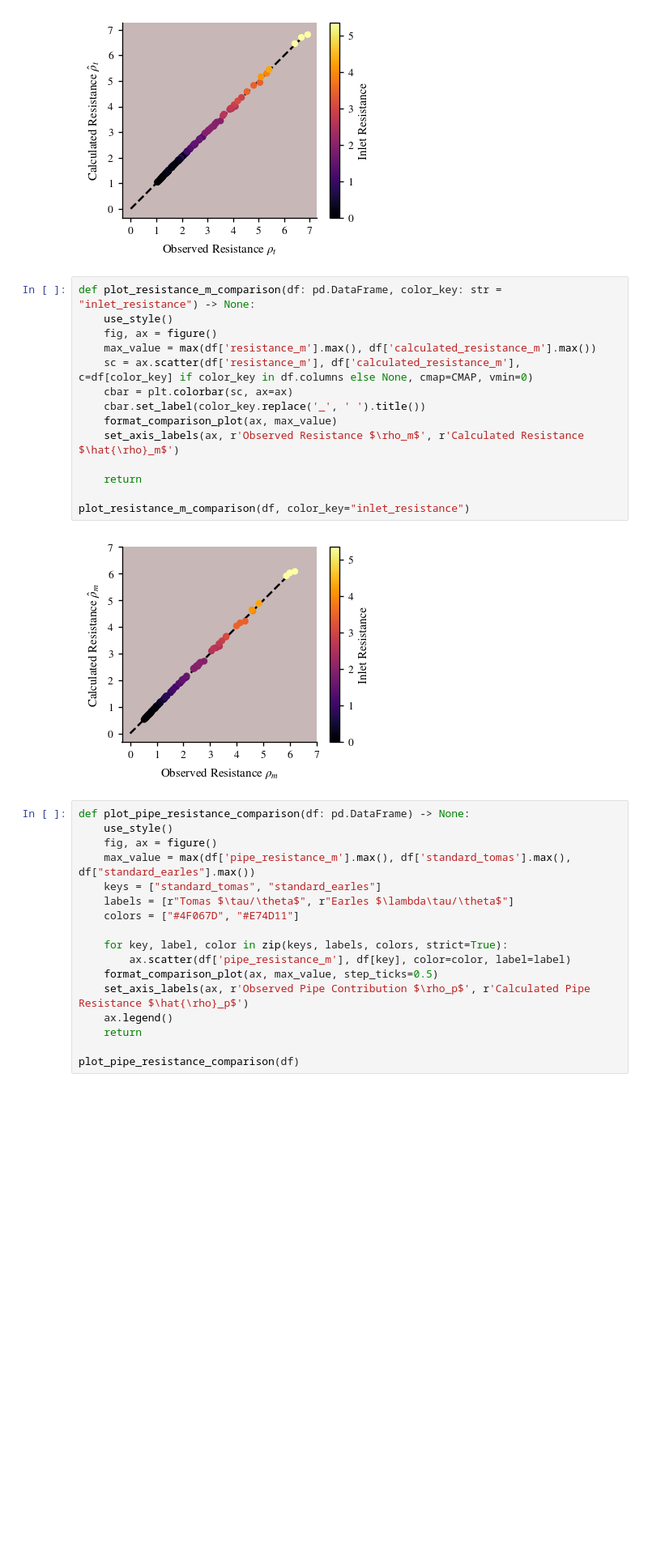
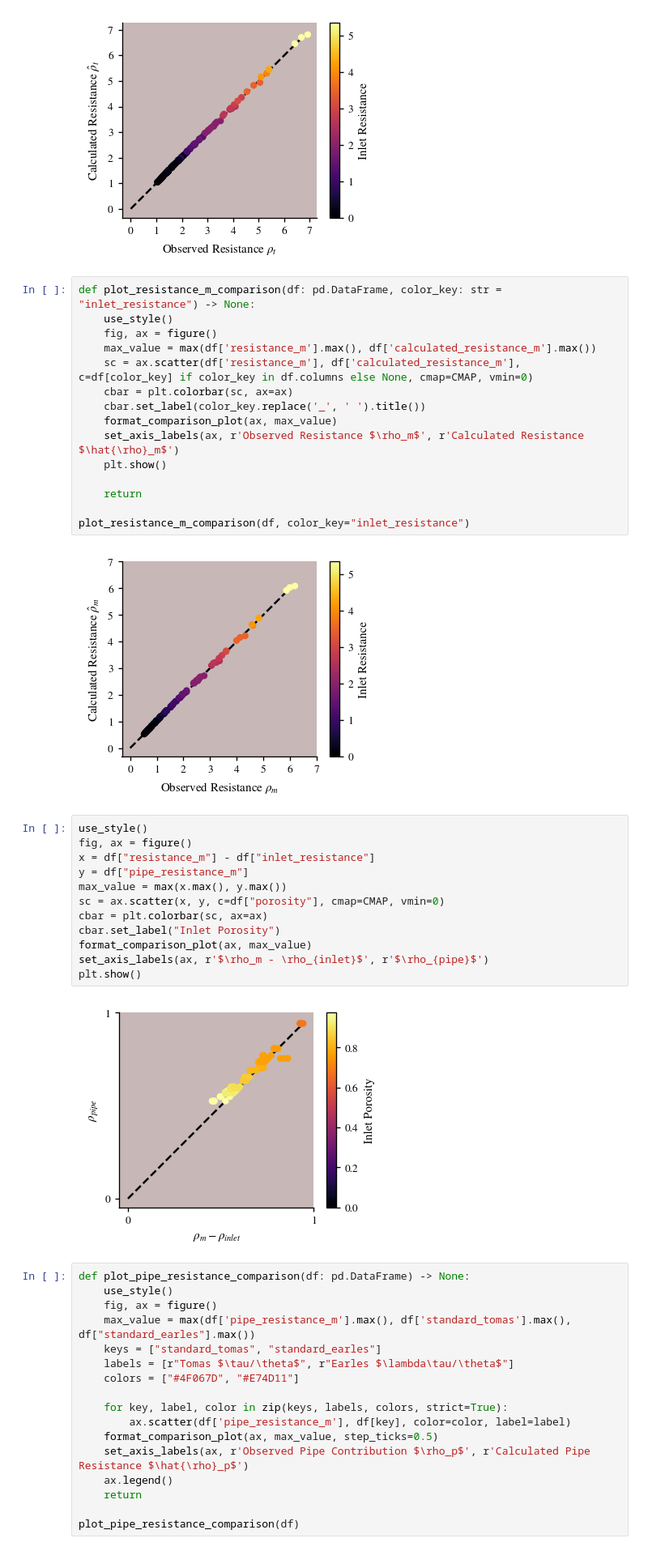
Before and after one commit to andreas-stillits/MasterThesis, a Jupyter notebook: scripts/plots/diffusion.ipynb, the cells around one changed output. Shown at 81% size. Drawn from its saved outputs; the diff is of its cells as text; blank space fills up the shorter version.

```diff
--- a/scripts/plots/diffusion.ipynb
+++ b/scripts/plots/diffusion.ipynb
@@ -50,12 +50,27 @@ def plot_resistance_m_comparison(df: pd.DataFrame, color_key: str = "inlet_resis
     cbar.set_label(color_key.replace('_', ' ').title())
     format_comparison_plot(ax, max_value)
     set_axis_labels(ax, r'Observed Resistance $\rho_m$', r'Calculated Resistance $\hat{\rho}_m$')
+    plt.show()
 
     return
 
 plot_resistance_m_comparison(df, color_key="inlet_resistance")
 # %% [output]
 [figure]
+# %%
+use_style()
+fig, ax = figure()
+x = df["resistance_m"] - df["inlet_resistance"]
+y = df["pipe_resistance_m"]
+max_value = max(x.max(), y.max())
+sc = ax.scatter(x, y, c=df["porosity"], cmap=CMAP, vmin=0)
+cbar = plt.colorbar(sc, ax=ax)
+cbar.set_label("Inlet Porosity")
+format_comparison_plot(ax, max_value)
+set_axis_labels(ax, r'$\rho_m - \rho_{inlet}$', r'$\rho_{pipe}$')
+plt.show()
+# %% [output]
+[figure, added]
 # %%
 def plot_pipe_resistance_comparison(df: pd.DataFrame) -> None:
     use_style()
```
Also changed, not shown: 4 other files.
